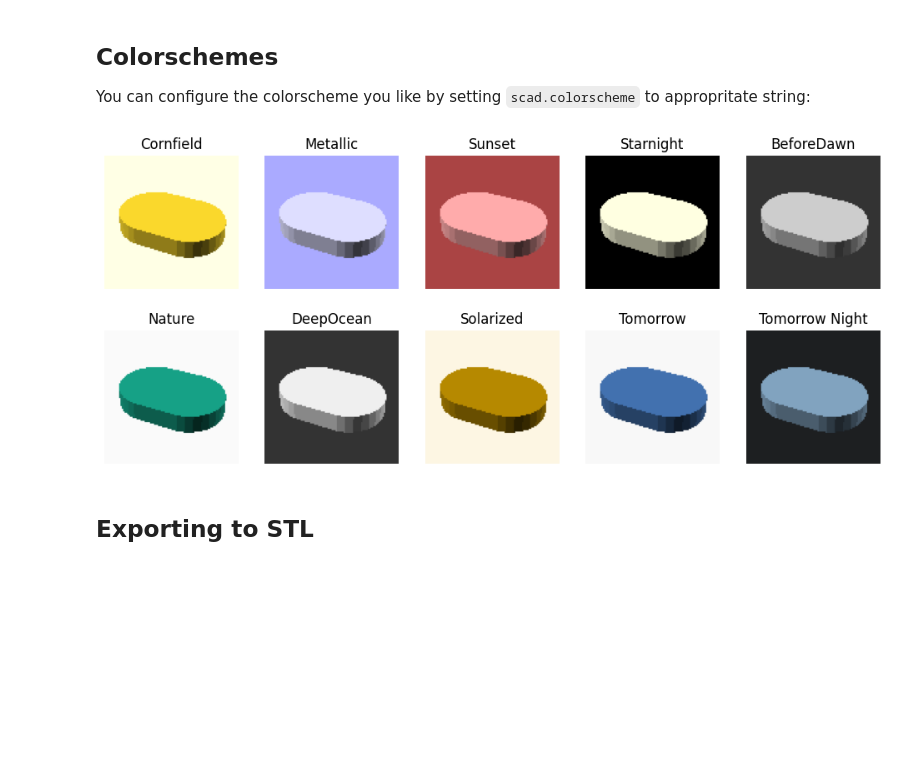
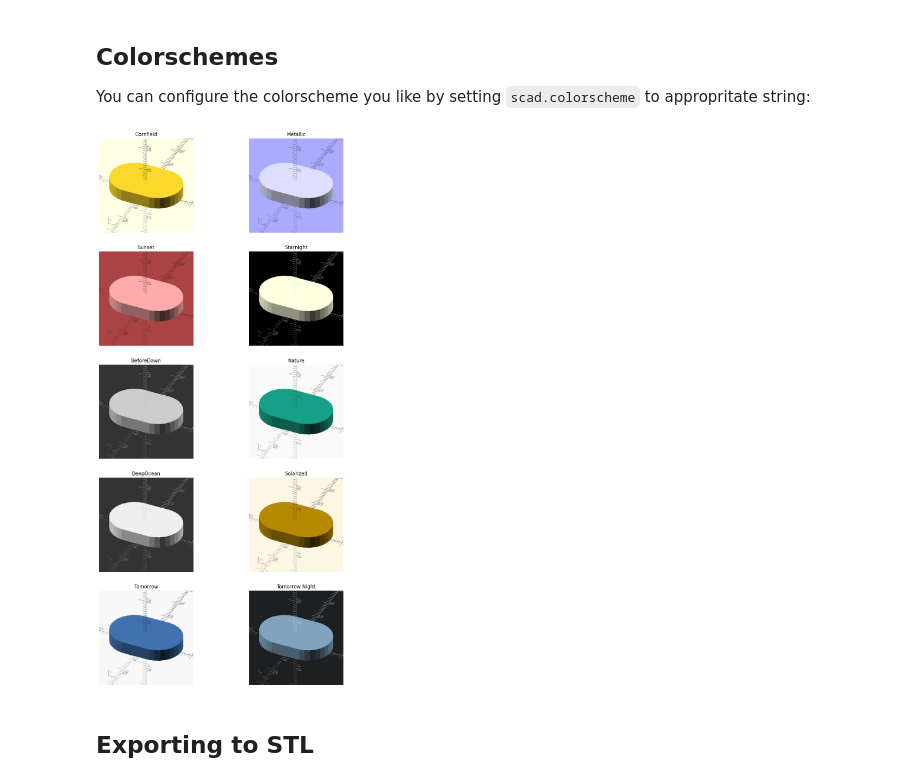
Before and after one commit to ozpau/cadlab, a Jupyter notebook: nbs/api/01_scad.ipynb, the cells around one changed output. Drawn from its saved outputs; the diff is of its cells as text; code cells hidden in the pictures; blank space fills up the shorter version.

```diff
--- a/nbs/api/01_scad.ipynb
+++ b/nbs/api/01_scad.ipynb
@@ -33,11 +33,17 @@ colorschemes = [
 ]
 # %%
 #| export
-def export_to(model, export_format, w=300, h=150, colorscheme=None):
+def export_to(model, export_format, w=600, h=300, colorscheme=None):
     colorscheme = colorscheme or globals()['colorscheme']
 
     result = subprocess.run(
-        ['openscad', '--colorscheme', colorscheme, '--imgsize', f'{w},{h}', '--export-format', export_format, '-o', '-', '-'],
+        ['openscad', '--colorscheme', colorscheme, '--imgsize', f'{w},{h}',
+         '--export-format', export_format,
+        # '--preview', 'throwntogether',
+         '--view', 'axes,crosshairs,scales',
+         #'--view', 'scales',
+         '--projection', 'ortho',
+         '-o', '-', '-'],
         input=bytes(str(model), 'utf-8'),
         capture_output=True,
         check=True
@@ -45,12 +51,14 @@ def export_to(model, export_format, w=300, h=150, colorscheme=None):
     return result.stdout
 # %%
 #| export
-def to_img(model, w=300, h=150, colorscheme=None):
+def to_img(model, w=600, h=300, colorscheme=None):
     "Convert model to image"
 
-    data = export_to(model, "png", w=w, h=h, colorscheme=colorscheme)
+    # If we render at slightly higher resolution, the result looks smoother
+    s = 1.75
+    data = export_to(model, "png", w=int(s*w), h=int(s*h), colorscheme=colorscheme)
 
-    return Image.open(io.BytesIO(data))
+    return Image.open(io.BytesIO(data)).resize((w,h), resample=Image.LANCZOS)
 # %% [markdown]
 Lets add simple and fast automatic previews for all models:
 # %%
@@ -70,15 +78,15 @@ d
 
 You can configure the colorscheme you like by setting `scad.colorscheme` to appropritate string:
 # %%
-fig, axs = plt.subplots(2,5, figsize=(12,5)) # 2,5
+fig, axs = plt.subplots(5,2, figsize=(12,24)) # 2,5
 axs = axs.flatten()
 
 for ax, cs in zip(axs, colorschemes):
-    ax.imshow(to_img(d, 100, 100, cs))
+    ax.imshow(to_img(d, 300, 300, cs))
     ax.axis("off")
     ax.set_title(cs)
 # %% [output]
-[figure, old version]
+[figure, new version]
 # %% [markdown]
 ## Exporting to STL
 # %%
```
Also changed, not shown: parts of 1 cell of this notebook, 2 other files.
